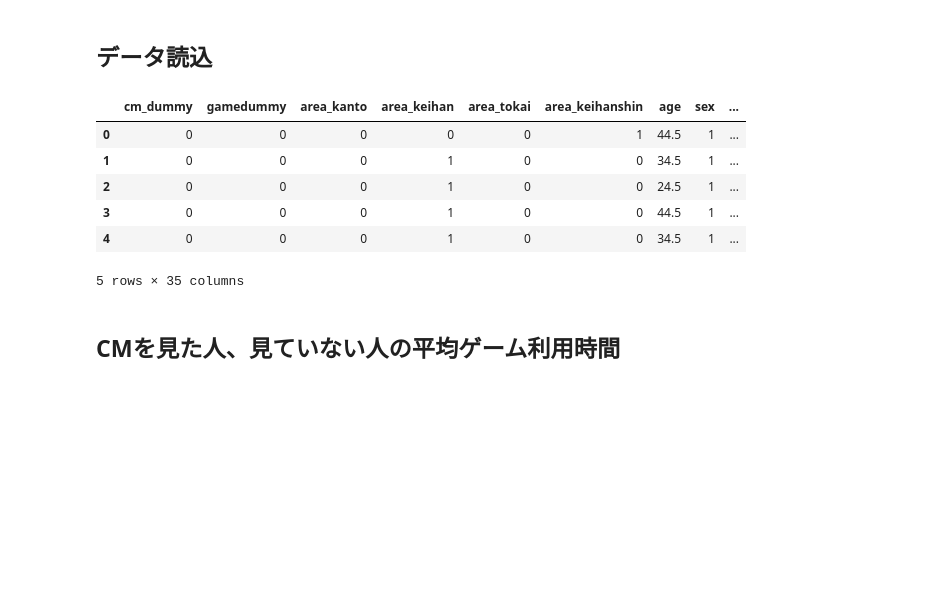
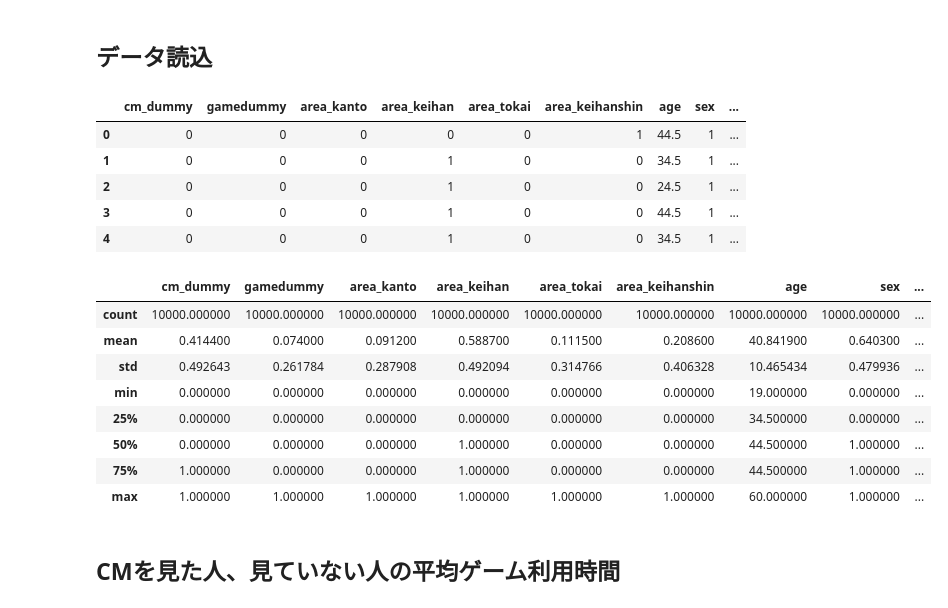
Before and after one commit to K-W-hibiki/Data_Analytics, a Jupyter notebook: 因果推論とか/feauture_imp.ipynb, the cells around one changed output. Saved outputs shown, nothing was run; the diff lists cells and outputs as text; code cells hidden in the pictures; blank space fills up the shorter version.

```diff
--- a/因果推論とか/feauture_imp.ipynb
+++ b/因果推論とか/feauture_imp.ipynb
@@ -17,6 +19,7 @@ from sklearn.model_selection import KFold
 # %%
 dataset_url = 'https://raw.githubusercontent.com/iwanami-datascience/vol3/master/kato%26hoshino/q_data_x.csv'
 user_df = pd.read_csv(dataset_url)
+pd.set_option('display.max_columns', 50)
 # %%
 user_df.head()
 # %% [output]
@@ -26,7 +29,18 @@ user_df.head()
 | 2 | 0 | 0 | 0 | 1 | 0 | 0 | 24.5 | 1 | ... |
 | 3 | 0 | 0 | 0 | 1 | 0 | 0 | 44.5 | 1 | ... |
 | 4 | 0 | 0 | 0 | 1 | 0 | 0 | 34.5 | 1 | ... |
-5 rows × 35 columns
+# %%
+user_df.describe()
+# %% [output]
+|  | cm_dummy | gamedummy | area_kanto | area_keihan | area_tokai | area_keihanshin | age | sex | ... |
+| count | 10000.000000 | 10000.000000 | 10000.000000 | 10000.000000 | 10000.000000 | 10000.000000 | 10000.000000 | 10000.000000 | ... |
+| mean | 0.414400 | 0.074000 | 0.091200 | 0.588700 | 0.111500 | 0.208600 | 40.841900 | 0.640300 | ... |
+| std | 0.492643 | 0.261784 | 0.287908 | 0.492094 | 0.314766 | 0.406328 | 10.465434 | 0.479936 | ... |
+| min | 0.000000 | 0.000000 | 0.000000 | 0.000000 | 0.000000 | 0.000000 | 19.000000 | 0.000000 | ... |
+| 25% | 0.000000 | 0.000000 | 0.000000 | 0.000000 | 0.000000 | 0.000000 | 34.500000 | 0.000000 | ... |
+| 50% | 0.000000 | 0.000000 | 0.000000 | 1.000000 | 0.000000 | 0.000000 | 44.500000 | 1.000000 | ... |
+| 75% | 1.000000 | 0.000000 | 0.000000 | 1.000000 | 0.000000 | 0.000000 | 44.500000 | 1.000000 | ... |
+| max | 1.000000 | 1.000000 | 1.000000 | 1.000000 | 1.000000 | 1.000000 | 60.000000 | 1.000000 | ... |
 # %% [markdown]
 ## CMを見た人、見ていない人の平均ゲーム利用時間
 # %%
```
Also changed, not shown: parts of 9 cells of this notebook, 2 other files.
